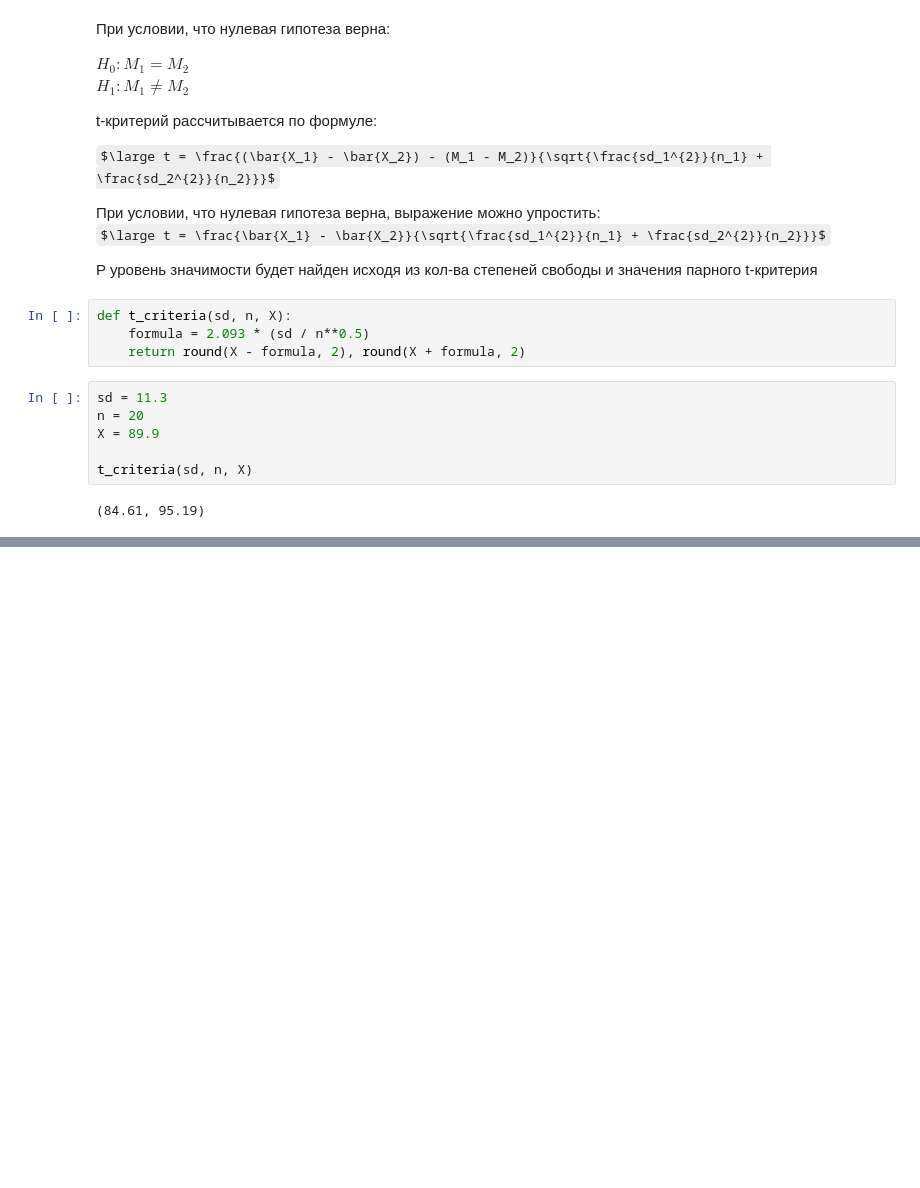
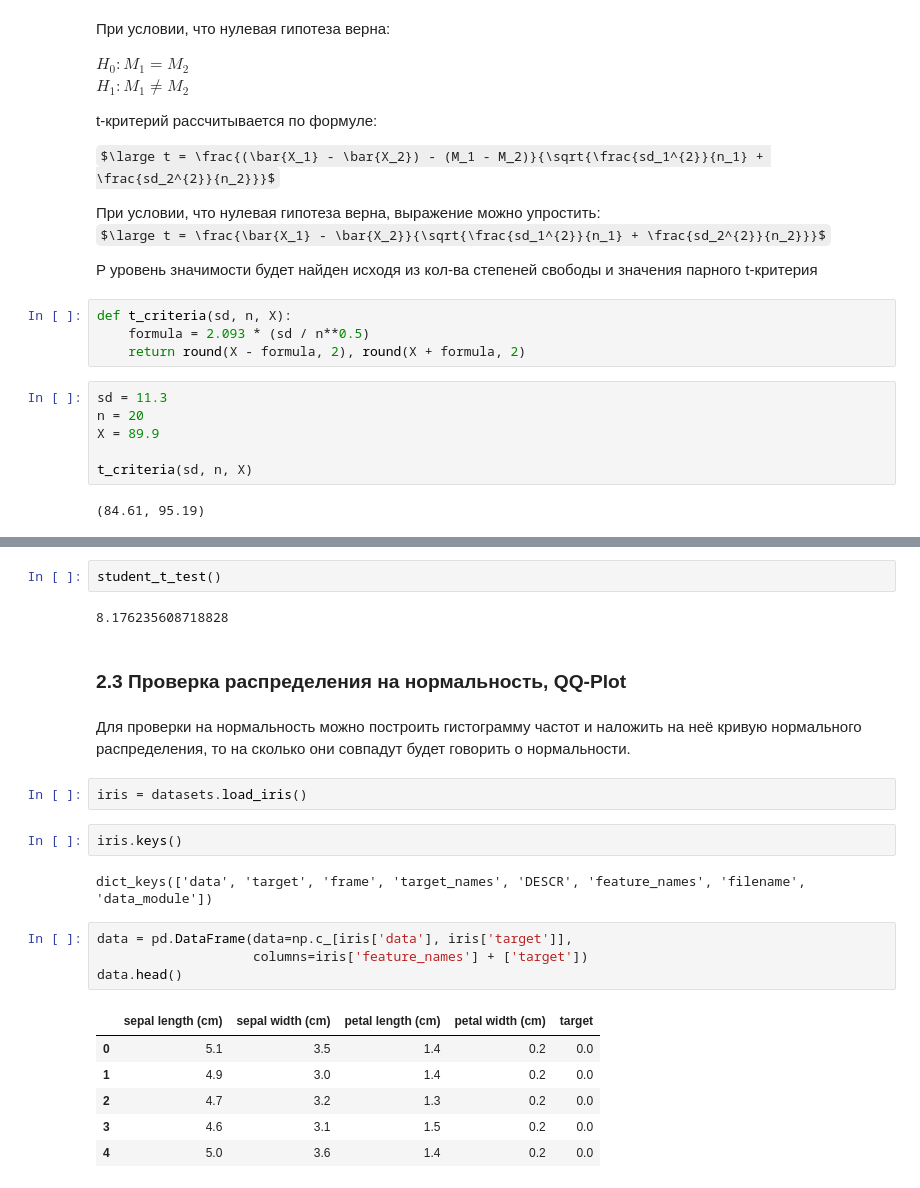
Before and after one commit to observer012/courses, a Jupyter notebook: Основы статистики(Stepik)/Основы статистики.ipynb, the cells around one changed output, grey strips where cells are left out. Drawn from its saved outputs; the diff is of its cells as text; some formulas as TeX source; blank space fills up the shorter version.

```diff
--- a/Основы статистики(Stepik)/Основы статистики.ipynb
+++ b/Основы статистики(Stepik)/Основы статистики.ipynb
@@ -463,0 +522,25 @@ t_criteria(sd, n, X)
+# %%
+student_t_test()
+# %% [output]
+8.176235608718828
+# %% [markdown]
+### 2.3 Проверка распределения на нормальность, QQ-Plot
+# %% [markdown]
+Для проверки на нормальность можно построить гистограмму частот и наложить на неё кривую нормального распределения, то на сколько они совпадут будет говорить о нормальности.
+# %%
+iris = datasets.load_iris()
+# %%
+iris.keys()
+# %% [output]
+dict_keys(['data', 'target', 'frame', 'target_names', 'DESCR', 'feature_names', 'filename', 'data_module'])
+# %%
+data = pd.DataFrame(data=np.c_[iris['data'], iris['target']],
+                    columns=iris['feature_names'] + ['target'])
+data.head()
+# %% [output]
+|  | sepal length (cm) | sepal width (cm) | petal length (cm) | petal width (cm) | target |
+| 0 | 5.1 | 3.5 | 1.4 | 0.2 | 0.0 |
+| 1 | 4.9 | 3.0 | 1.4 | 0.2 | 0.0 |
+| 2 | 4.7 | 3.2 | 1.3 | 0.2 | 0.0 |
+| 3 | 4.6 | 3.1 | 1.5 | 0.2 | 0.0 |
+| 4 | 5.0 | 3.6 | 1.4 | 0.2 | 0.0 |
```
Also changed, not shown: parts of 22 cells of this notebook.
